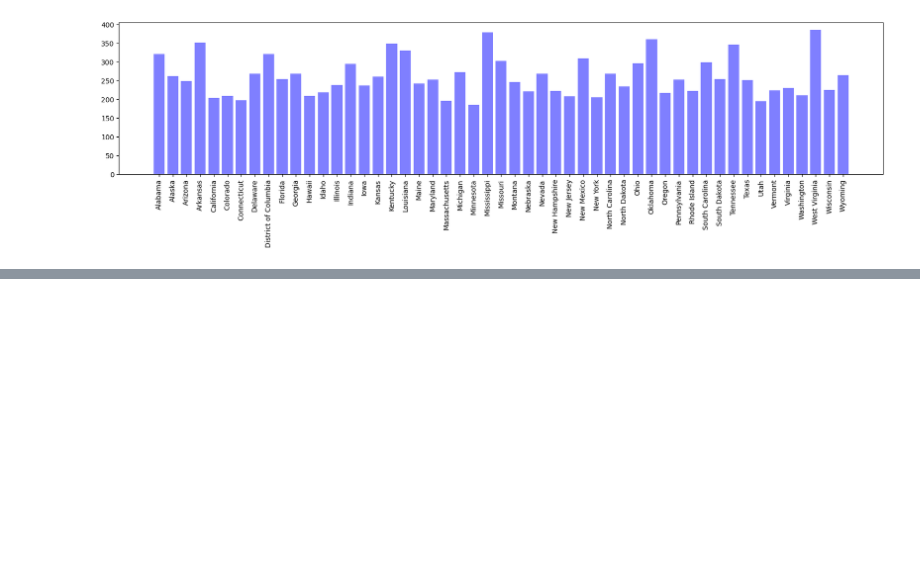
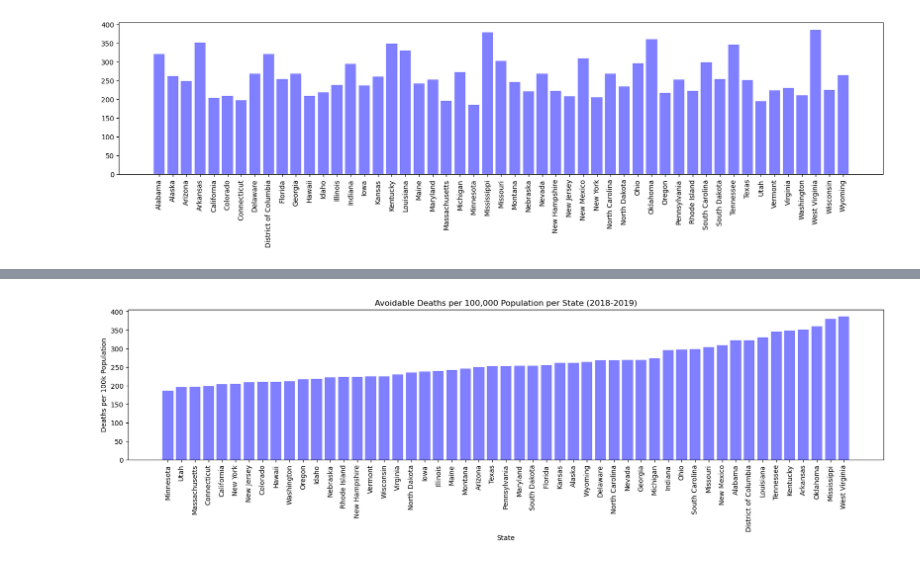
Before and after one commit to redpandata19/Project_1_Team_5, a Jupyter notebook: Data_Analysis.ipynb, the cells around one changed output, grey strips where cells are left out. Saved outputs shown, nothing was run; the diff lists cells and outputs as text; code cells hidden in the pictures; blank space fills up the shorter version.

```diff
--- a/Data_Analysis.ipynb
+++ b/Data_Analysis.ipynb
@@ -192 +211,14 @@ plt.show()
+# %%
+# Bar chart avoidable deaths per State least -> most
+x_axis = np.arange(len(avoi_sorted))
+tick_locations = [State for State in x_axis]
+plt.figure(figsize=(20,4))
+plt.bar(x_axis, avoi_sorted["Avoidable Deaths per 100k Population"], color='b', alpha=0.5, align="center")
+plt.xticks(tick_locations, avoi_sorted["State"], rotation="vertical")
+plt.title('Avoidable Deaths per 100,000 Population per State (2018-2019)')
+plt.xlabel('State')
+plt.ylabel('Deaths per 100k Population')
+plt.show()
+# %% [output]
+[figure, added]
 # %%
```
Also changed, not shown: parts of 26 cells of this notebook.
